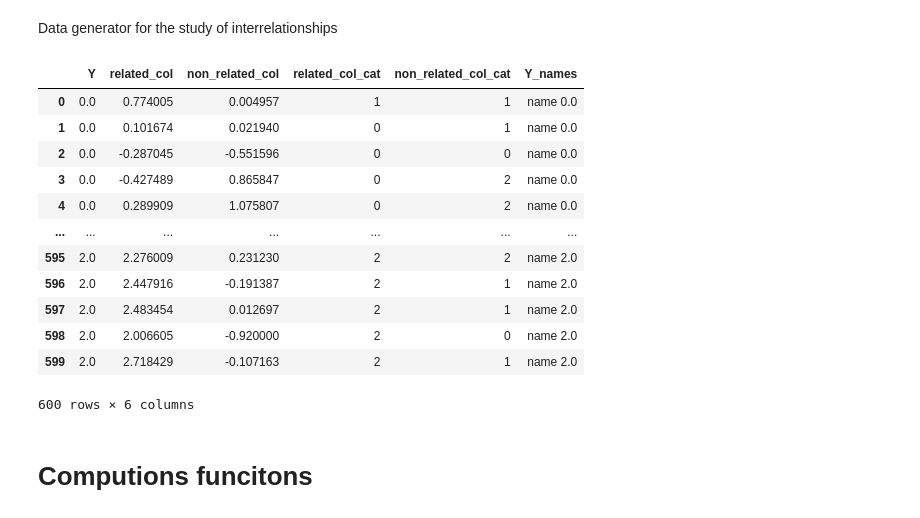
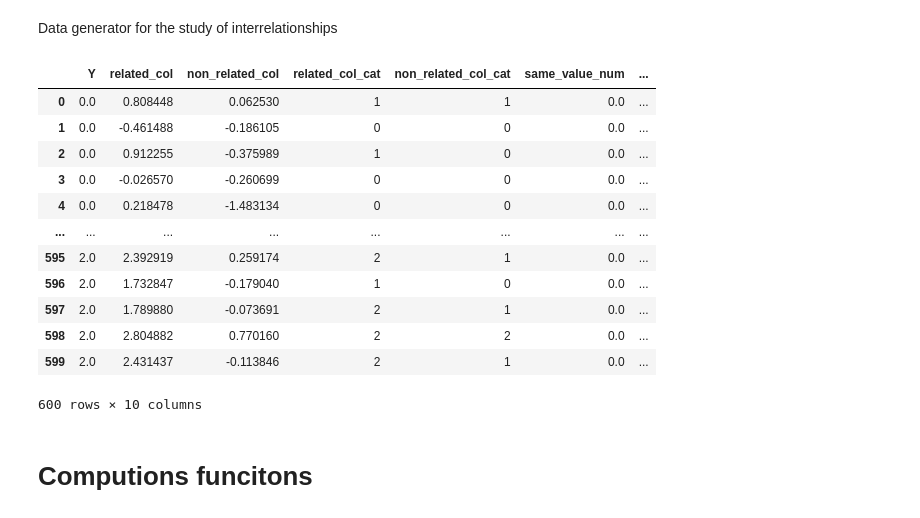
Before and after one commit to Dranikf/classification_power_predictor, a Jupyter notebook: testing_notebook.ipynb, the cells around one changed output. Saved outputs shown, nothing was run; the diff lists cells and outputs as text; code cells hidden in the pictures.

```diff
--- a/testing_notebook.ipynb
+++ b/testing_notebook.ipynb
@@ -20,48 +20,66 @@ def inter_data_gen(grop_size = 200, grops_count = 3, relation_param = 1.2):
     )
     non_related_col = np.concatenate(
         [np.random.normal(0, 0.5, grop_size) for i in range(grops_count)]
     )
     # get <grops_count>-order quantiles
     related_col_quants = np.array(
         [np.quantile(related_col,(i+1)/grops_count) for i in range(grops_count)]
     )
     non_related_col_quants = np.array(
         [np.quantile(non_related_col,(i+1)/grops_count) for i in range(grops_count)]
     )
     test_frame = pd.DataFrame({
         "Y" : Y,
         "related_col" : related_col,
         "non_related_col" : non_related_col,
         "related_col_cat" : \
-            map(lambda x: sum(x > related_col_quants), related_col),
+            map(lambda x: str(sum(x > related_col_quants)), related_col),
         "non_related_col_cat":\
-            map(lambda x: sum(x > non_related_col_quants), non_related_col)
+            map(
+                lambda x: str(sum(x > non_related_col_quants)),
+                non_related_col
+            ),
+        "same_value_num": np.zeros(grop_size * grops_count),
+        "same_value_nom": ["yes"] * (grop_size * grops_count)
     })
 
     test_frame["Y_names"] =\
     test_frame['Y'].replace({
         level : "name " + str(level) \
         for level in test_frame['Y'].unique()
     })
 
+
+    test_frame['related_col_emp'] = test_frame['related_col']
+    test_frame.loc[
+        test_frame['related_col_emp'].sample(int(grop_size/2)).index,
+        'related_col_emp'
+    ] = np.NaN
+
+    test_frame['non_related_col_cat_emp'] = test_frame['related_col_cat']
+    test_frame.loc[
+        test_frame['non_related_col_cat_emp'].sample(int(grop_size/2)).index,
+        'non_related_col_cat_emp'
+    ] = np.NaN
+
     return test_frame
 
 temp_frame = inter_data_gen()
 temp_frame
 # %% [output]
-|  | Y | related_col | non_related_col | related_col_cat | non_related_col_cat | Y_names |
-| 0 | 0.0 | 0.774005 | 0.004957 | 1 | 1 | name 0.0 |
-| 1 | 0.0 | 0.101674 | 0.021940 | 0 | 1 | name 0.0 |
-| 2 | 0.0 | -0.287045 | -0.551596 | 0 | 0 | name 0.0 |
-| 3 | 0.0 | -0.427489 | 0.865847 | 0 | 2 | name 0.0 |
-| 4 | 0.0 | 0.289909 | 1.075807 | 0 | 2 | name 0.0 |
-| ... | ... | ... | ... | ... | ... | ... |
-| 595 | 2.0 | 2.276009 | 0.231230 | 2 | 2 | name 2.0 |
-| 596 | 2.0 | 2.447916 | -0.191387 | 2 | 1 | name 2.0 |
-| 597 | 2.0 | 2.483454 | 0.012697 | 2 | 1 | name 2.0 |
-| 598 | 2.0 | 2.006605 | -0.920000 | 2 | 0 | name 2.0 |
-| 599 | 2.0 | 2.718429 | -0.107163 | 2 | 1 | name 2.0 |
+|  | Y | related_col | non_related_col | related_col_cat | non_related_col_cat | same_value_num | ... |
+| 0 | 0.0 | 0.808448 | 0.062530 | 1 | 1 | 0.0 | ... |
+| 1 | 0.0 | -0.461488 | -0.186105 | 0 | 0 | 0.0 | ... |
+| 2 | 0.0 | 0.912255 | -0.375989 | 1 | 0 | 0.0 | ... |
+| 3 | 0.0 | -0.026570 | -0.260699 | 0 | 0 | 0.0 | ... |
+| 4 | 0.0 | 0.218478 | -1.483134 | 0 | 0 | 0.0 | ... |
+| ... | ... | ... | ... | ... | ... | ... | ... |
+| 595 | 2.0 | 2.392919 | 0.259174 | 2 | 1 | 0.0 | ... |
+| 596 | 2.0 | 1.732847 | -0.179040 | 1 | 0 | 0.0 | ... |
+| 597 | 2.0 | 1.789880 | -0.073691 | 2 | 1 | 0.0 | ... |
+| 598 | 2.0 | 2.804882 | 0.770160 | 2 | 2 | 0.0 | ... |
+| 599 | 2.0 | 2.431437 | -0.113846 | 2 | 1 | 0.0 | ... |
-600 rows × 6 columns
+600 rows × 10 columns
 # %% [markdown]
 # Computions funcitons
 # %%
```
Also changed, not shown: parts of 24 cells of this notebook, 5 other files.
